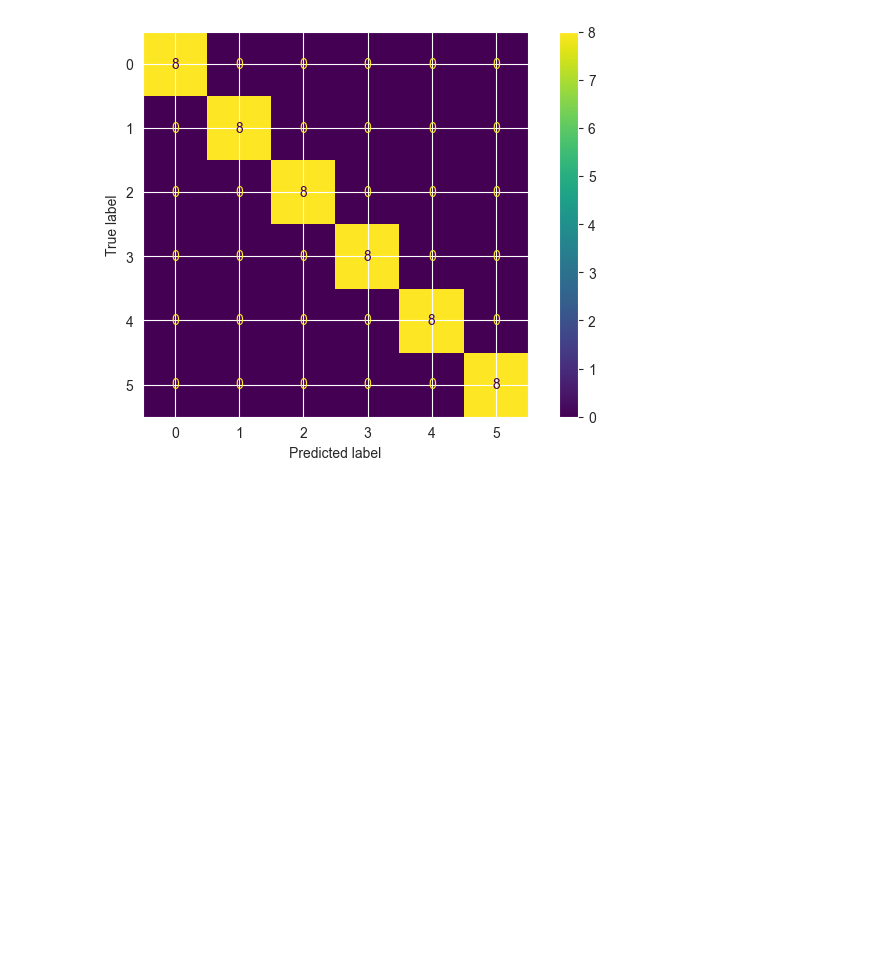
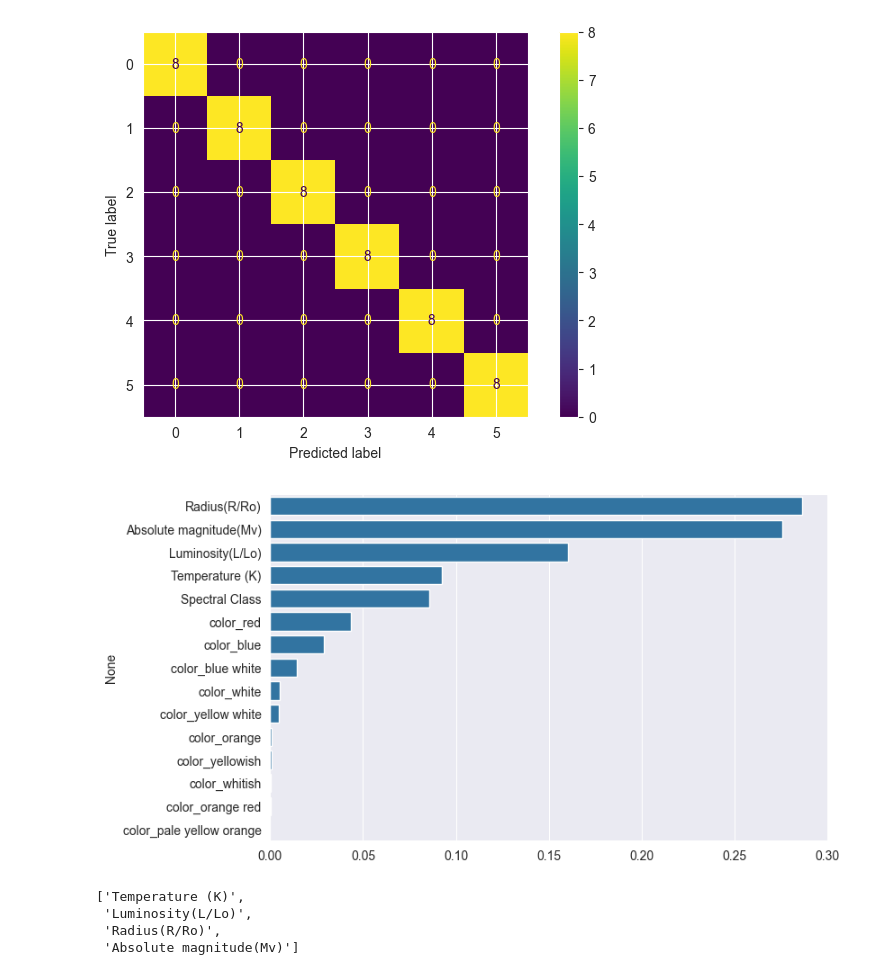
Before and after one commit to IoNiCx1/Star_classification, a Jupyter notebook: Project.ipynb, the cells around one changed output. Drawn from its saved outputs; the diff is of its cells as text; code cells hidden in the pictures; blank space fills up the shorter version.

```diff
--- a/Project.ipynb
+++ b/Project.ipynb
@@ -270,3 +270,17 @@ ConfusionMatrixDisplay(confusion_matrix(Y_test,y_predict)).plot(cmap='viridis')
 plt.show()
 # %% [output]
 [figure]
+# %%
+imp = pd.Series(model.feature_importances_,index = X.columns).sort_values(ascending = False)
+# %%
+sns.barplot(x = imp.values,y = imp.index)
+plt.show()
+# %% [output]
+[figure, added]
+# %%
+cols
+# %% [output]
+['Temperature (K)',
+ 'Luminosity(L/Lo)',
+ 'Radius(R/Ro)',
+ 'Absolute magnitude(Mv)']
```
